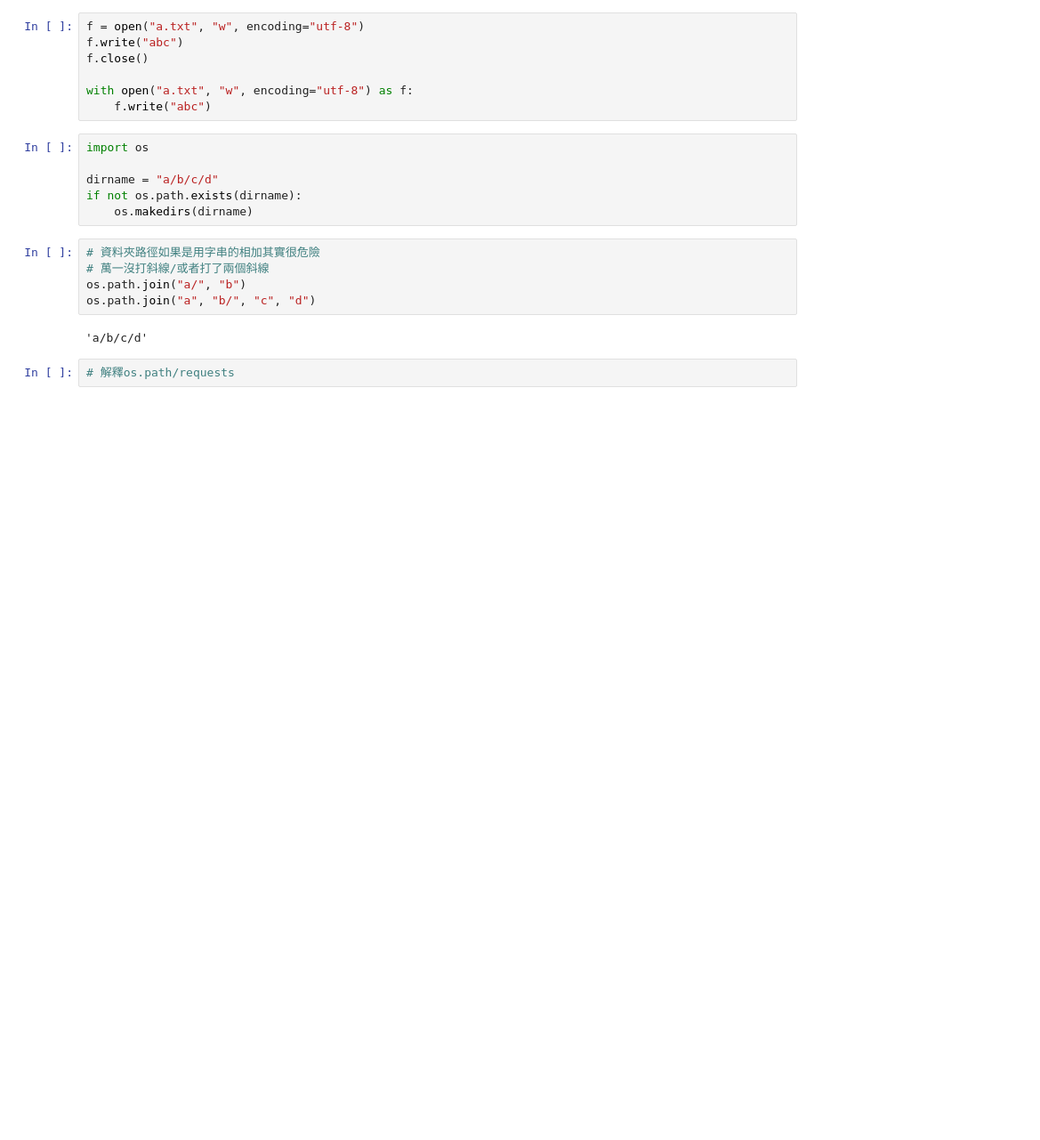
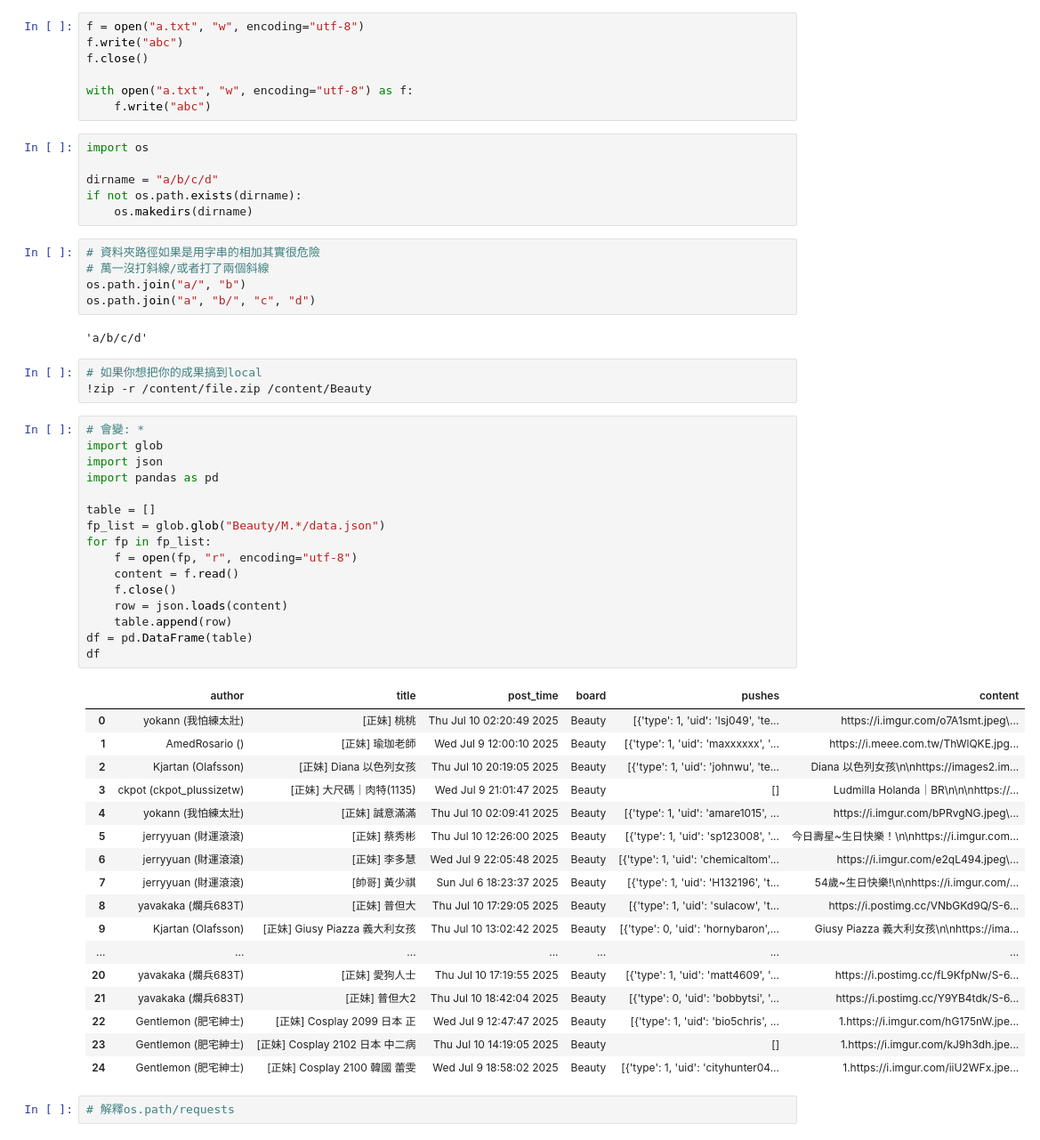
Before and after one commit to Elwing-Chou/tibame_online_0616, a Jupyter notebook: tibame_night_20250708.ipynb, the cells around one changed output. Shown at 89% size. Saved outputs shown, nothing was run; the diff lists cells and outputs as text; blank space fills up the shorter version.

```diff
--- a/tibame_night_20250708.ipynb
+++ b/tibame_night_20250708.ipynb
@@ -190,5 +208,42 @@ os.path.join("a/", "b")
 os.path.join("a", "b/", "c", "d")
 # %% [output]
 'a/b/c/d'
+# %%
+# 如果你想把你的成果搞到local
+!zip -r /content/file.zip /content/Beauty
+# %%
+# 會變: *
+import glob
+import json
+import pandas as pd
+
+table = []
+fp_list = glob.glob("Beauty/M.*/data.json")
+for fp in fp_list:
+    f = open(fp, "r", encoding="utf-8")
+    content = f.read()
+    f.close()
+    row = json.loads(content)
+    table.append(row)
+df = pd.DataFrame(table)
+df
+# %% [output]
+|  | author | title | post_time | board | pushes | content |
+| 0 | yokann (我怕練太壯) | [正妹] 桃桃 | Thu Jul 10 02:20:49 2025 | Beauty | [{'type': 1, 'uid': 'lsj049', 'te... | https://i.imgur.com/o7A1smt.jpeg\... |
+| 1 | AmedRosario () | [正妹] 瑜珈老師 | Wed Jul 9 12:00:10 2025 | Beauty | [{'type': 1, 'uid': 'maxxxxxx', '... | https://i.meee.com.tw/ThWlQKE.jpg... |
+| 2 | Kjartan (Olafsson) | [正妹] Diana 以色列女孩 | Thu Jul 10 20:19:05 2025 | Beauty | [{'type': 1, 'uid': 'johnwu', 'te... | Diana 以色列女孩\n\nhttps://images2.im... |
+| 3 | ckpot (ckpot_plussizetw) | [正妹] 大尺碼｜肉特(1135) | Wed Jul 9 21:01:47 2025 | Beauty | [] | Ludmilla Holanda｜BR\n\n\nhttps://... |
+| 4 | yokann (我怕練太壯) | [正妹] 誠意滿滿 | Thu Jul 10 02:09:41 2025 | Beauty | [{'type': 1, 'uid': 'amare1015', ... | https://i.imgur.com/bPRvgNG.jpeg\... |
+| 5 | jerryyuan (財運滾滾) | [正妹] 蔡秀彬 | Thu Jul 10 12:26:00 2025 | Beauty | [{'type': 1, 'uid': 'sp123008', '... | 今日壽星~生日快樂！\n\nhttps://i.imgur.com... |
+| 6 | jerryyuan (財運滾滾) | [正妹] 李多慧 | Wed Jul 9 22:05:48 2025 | Beauty | [{'type': 1, 'uid': 'chemicaltom'... | https://i.imgur.com/e2qL494.jpeg\... |
+| 7 | jerryyuan (財運滾滾) | [帥哥] 黃少祺 | Sun Jul 6 18:23:37 2025 | Beauty | [{'type': 1, 'uid': 'H132196', 't... | 54歲~生日快樂!\n\nhttps://i.imgur.com/... |
+| 8 | yavakaka (爛兵683T) | [正妹] 普但大 | Thu Jul 10 17:29:05 2025 | Beauty | [{'type': 1, 'uid': 'sulacow', 't... | https://i.postimg.cc/VNbGKd9Q/S-6... |
+| 9 | Kjartan (Olafsson) | [正妹] Giusy Piazza 義大利女孩 | Thu Jul 10 13:02:42 2025 | Beauty | [{'type': 0, 'uid': 'hornybaron',... | Giusy Piazza 義大利女孩\n\nhttps://ima... |
+| ... | ... | ... | ... | ... | ... | ... |
+| 20 | yavakaka (爛兵683T) | [正妹] 愛狗人士 | Thu Jul 10 17:19:55 2025 | Beauty | [{'type': 1, 'uid': 'matt4609', '... | https://i.postimg.cc/fL9KfpNw/S-6... |
+| 21 | yavakaka (爛兵683T) | [正妹] 普但大2 | Thu Jul 10 18:42:04 2025 | Beauty | [{'type': 0, 'uid': 'bobbytsi', '... | https://i.postimg.cc/Y9YB4tdk/S-6... |
+| 22 | Gentlemon (肥宅紳士) | [正妹] Cosplay 2099 日本 正 | Wed Jul 9 12:47:47 2025 | Beauty | [{'type': 1, 'uid': 'bio5chris', ... | 1.https://i.imgur.com/hG175nW.jpe... |
+| 23 | Gentlemon (肥宅紳士) | [正妹] Cosplay 2102 日本 中二病 | Thu Jul 10 14:19:05 2025 | Beauty | [] | 1.https://i.imgur.com/kJ9h3dh.jpe... |
+| 24 | Gentlemon (肥宅紳士) | [正妹] Cosplay 2100 韓國 蕾雯 | Wed Jul 9 18:58:02 2025 | Beauty | [{'type': 1, 'uid': 'cityhunter04... | 1.https://i.imgur.com/iiU2WFx.jpe... |
 # %%
 # 解釋os.path/requests
```
Also changed, not shown: parts of 1 cell of this notebook.
